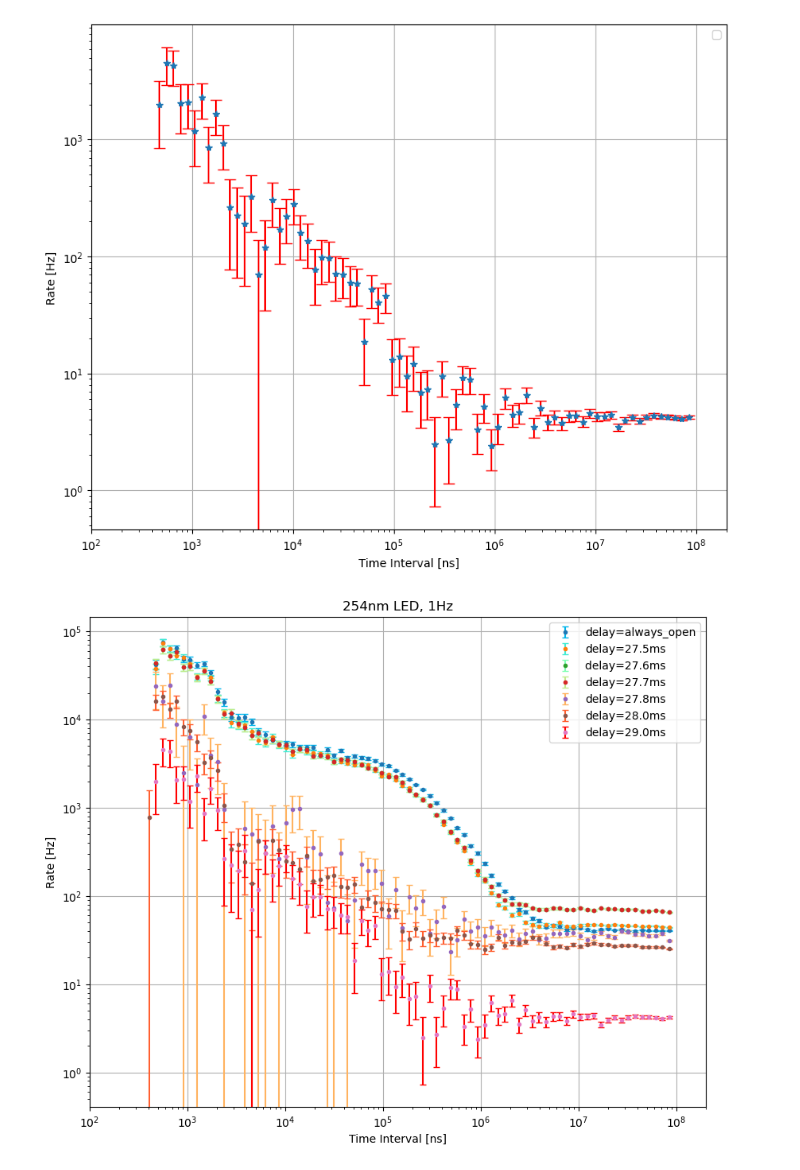
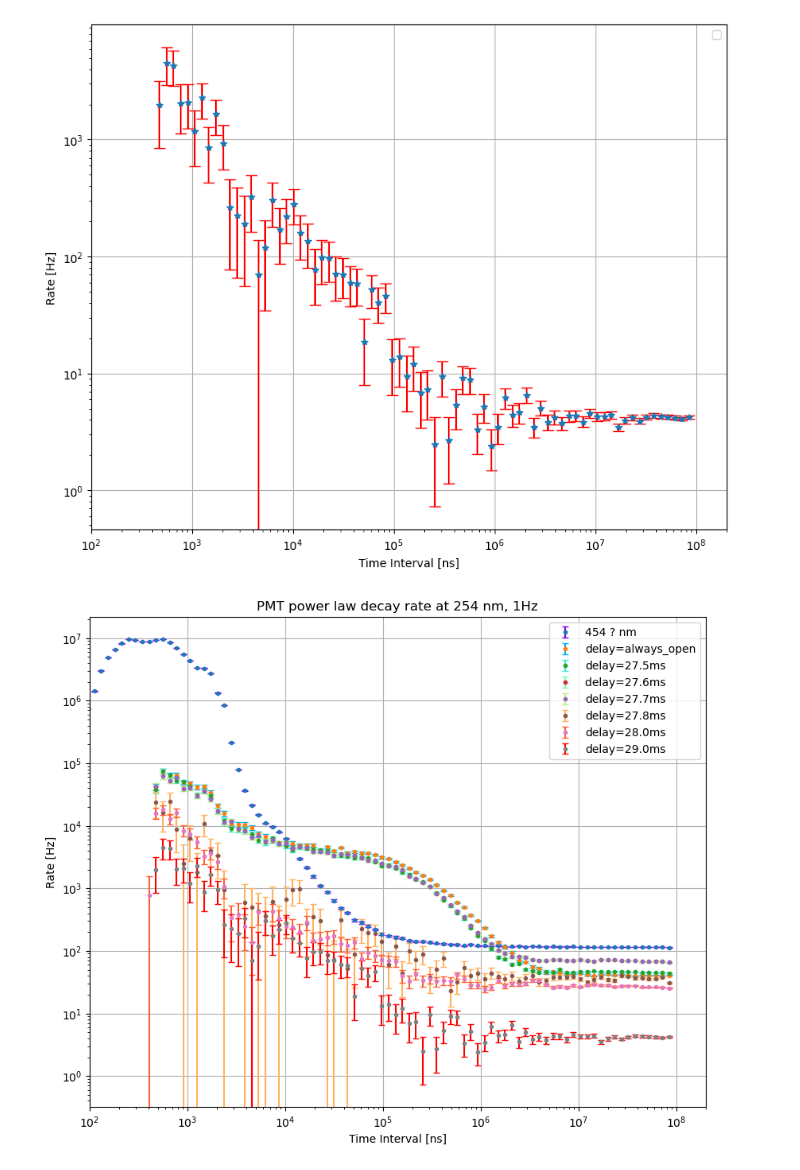
Before and after one commit to Westlake-University-Lsc-lab/ProcessLocalData, a Jupyter notebook: decay.ipynb, the cells around one changed output. Saved outputs shown, nothing was run; the diff lists cells and outputs as text; code cells hidden in the pictures.

```diff
--- a/decay.ipynb
+++ b/decay.ipynb
@@ -399,33 +399,33 @@ with open('outnpy/lv2414_0DB_lv2415_0DB_combine_20250216_2p83v_254nm_1Hz_DecayCo
 # %%
 start = 1e1
 end = 1e8
 num_bins = 100
 bins = np.logspace(np.log10(start), np.log10(end), num_bins + 1)
 
 plt.figure(figsize=(10,8))
-# plt.errorbar(x=bins[:-1], y=rate_shutter_on, yerr=rate_shutter_on_error, fmt='.', capsize=3, capthick=1, ecolor=cmap[0], label='Shutter On(27ms)')
+plt.errorbar(x=bins[:-1], y=loaded_rate, yerr=loaded_rate_error, fmt='.', capsize=3, capthick=1, ecolor=cmap[0], label='454 ? nm')
 # plt.errorbar(x=bins[:-1], y=rate_shutter_open, yerr=rate_shutter_open_error, fmt='.', capsize=3, capthick=1, ecolor=cmap[1], label='delay=always_open')
 plt.errorbar(x=bins[:-1], y=rate_delay_27_5ms, yerr=rate_delay_27_5ms_error, fmt='.', capsize=3, capthick=1, ecolor=cmap[2], label='delay=always_open')
 plt.errorbar(x=bins[:-1], y=rate_delay_27_5ms_shutter_on, yerr=rate_delay_27_5ms_shutter_on_error, fmt='.', capsize=3, capthick=1, ecolor=cmap[3], label='delay=27.5ms')
 plt.errorbar(x=bins[:-1], y=rate_delay_27_6ms, yerr=rate_delay_27_6ms_error, fmt='.', capsize=3, capthick=1, ecolor=cmap[4], label='delay=27.6ms ')
 plt.errorbar(x=bins[:-1], y=rate_delay_27_6ms, yerr=rate_delay_27_6ms_error, fmt='.', capsize=3, capthick=1, ecolor=cmap[5], label='delay=27.7ms')
 plt.errorbar(x=bins[:-1], y=rate_delay_27_8ms, yerr=rate_delay_27_8ms_error, fmt='.', capsize=3, capthick=1, ecolor=cmap[6], label='delay=27.8ms')
 plt.errorbar(x=bins[:-1], y=rate_delay_28_0ms, yerr=rate_delay_28_0ms_error, fmt='.', capsize=3, capthick=1, ecolor=cmap[7], label='delay=28.0ms')
 plt.errorbar(x=bins[:-1], y=rate_delay_29_0ms, yerr=rate_delay_29_0ms_error, fmt='.', capsize=3, capthick=1, ecolor=cmap[8], label='delay=29.0ms')
 
 plt.xscale('log')
 plt.yscale('log')
 plt.xlabel('Time Interval [ns]')
 plt.ylabel('Rate [Hz]')
 # plt.axvline(3e2, color='black', linestyle='--', label='')
 # plt.axvline(5e2, color='grey',alpha=0.3, linestyle='--', label='$He^+$')
 # plt.axvline(1e3, color='grey',alpha=0.5, linestyle='--', label='$CH^+_4$')
 # plt.axvline(2e3, color='grey',alpha=0.9, linestyle='--', label='$CO^+_2/Ar^+$')
-plt.title('254nm LED, 1Hz')
+plt.title('PMT power law decay rate at 254 nm, 1Hz')
 plt.xlim(1e2, 2e8)
 plt.grid(True)
 plt.legend()
 plt.savefig(r'./figs/led_decay_rate.png',dpi=300)
 plt.show()
 # %% [output]
-[figure, old version]
+[figure, new version]
```
Also changed, not shown: parts of 21 cells of this notebook.
